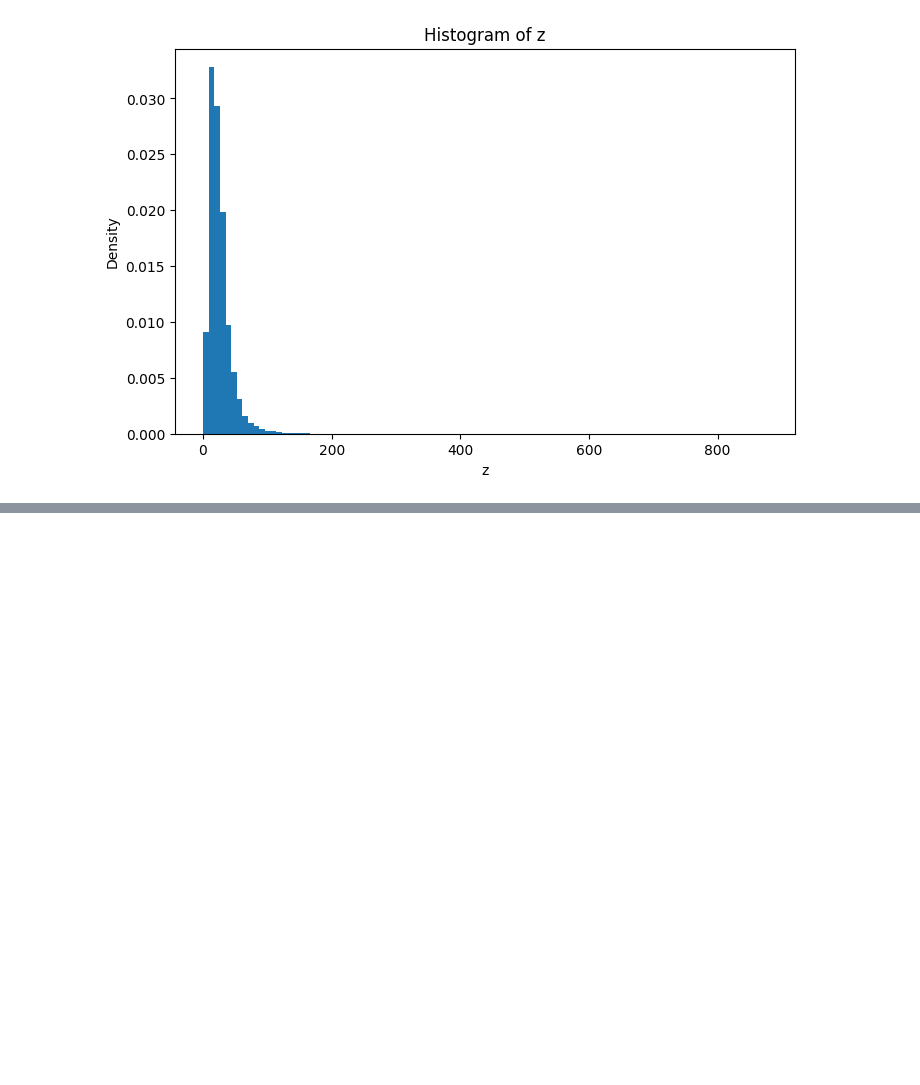
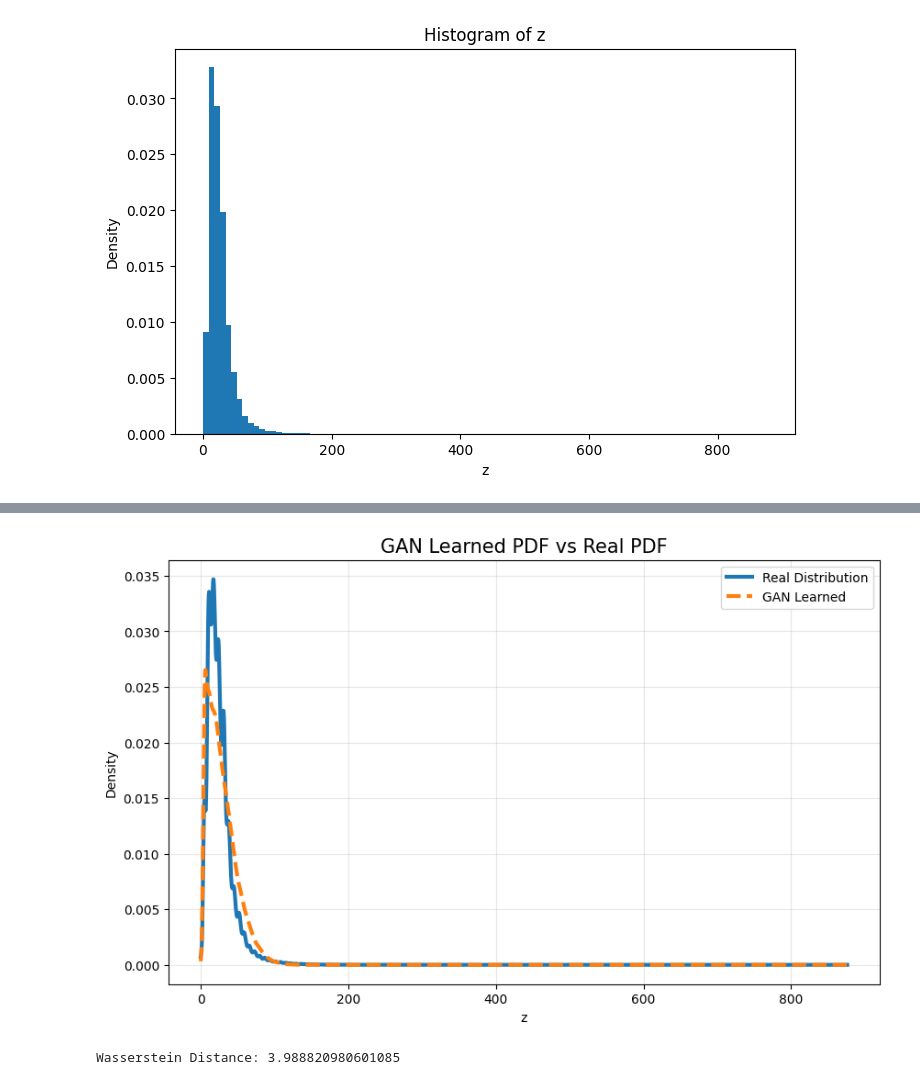
Before and after one commit to Siddharth-Jaswal/PDF-GAN, a Jupyter notebook: pdf_gan.ipynb, the cells around one changed output, grey strips where cells are left out. Cells and saved outputs as stored; diff of their text form; code cells hidden in the pictures; blank space fills up the shorter version.

```diff
--- a/pdf_gan.ipynb
+++ b/pdf_gan.ipynb
@@ -80,11 +85,13 @@ class Discriminator(nn.Module):
     def __init__(self):
         super().__init__()
         self.net = nn.Sequential(
-            nn.Linear(1, 64),
-            nn.ReLU(),
-            nn.Linear(64, 32),
-            nn.ReLU(),
-            nn.Linear(32, 1),
+            nn.Linear(1, 128),
+            nn.LeakyReLU(0.2),
+            nn.Linear(128, 128),
+            nn.LeakyReLU(0.2),
+            nn.Linear(128, 64),
+            nn.LeakyReLU(0.2),
+            nn.Linear(64, 1),
             nn.Sigmoid()
         )
 
@@ -100,0 +225,26 @@ opt_D = torch.optim.Adam(D.parameters(), lr=1e-4)
+# %%
+plt.figure(figsize=(10,6))
+
+kde_real_full = gaussian_kde(real)
+kde_fake_full = gaussian_kde(fake)
+
+x_full = np.linspace(min(real), max(real), 2000)
+
+plt.plot(x_full, kde_real_full(x_full), linewidth=3, label="Real Distribution")
+plt.plot(x_full, kde_fake_full(x_full), linewidth=3, linestyle="--", label="GAN Learned")
+
+plt.title("GAN Learned PDF vs Real PDF", fontsize=15)
+plt.xlabel("z")
+plt.ylabel("Density")
+plt.legend()
+plt.grid(alpha=0.3)
+plt.show()
+# %% [output]
+[figure, added]
+# %%
+from scipy.stats import wasserstein_distance
+
+wd = wasserstein_distance(real_samples, fake_samples)
+print("Wasserstein Distance:", wd)
+# %% [output]
+Wasserstein Distance: 3.988820980601085
```
Also changed, not shown: parts of 8 cells of this notebook.
